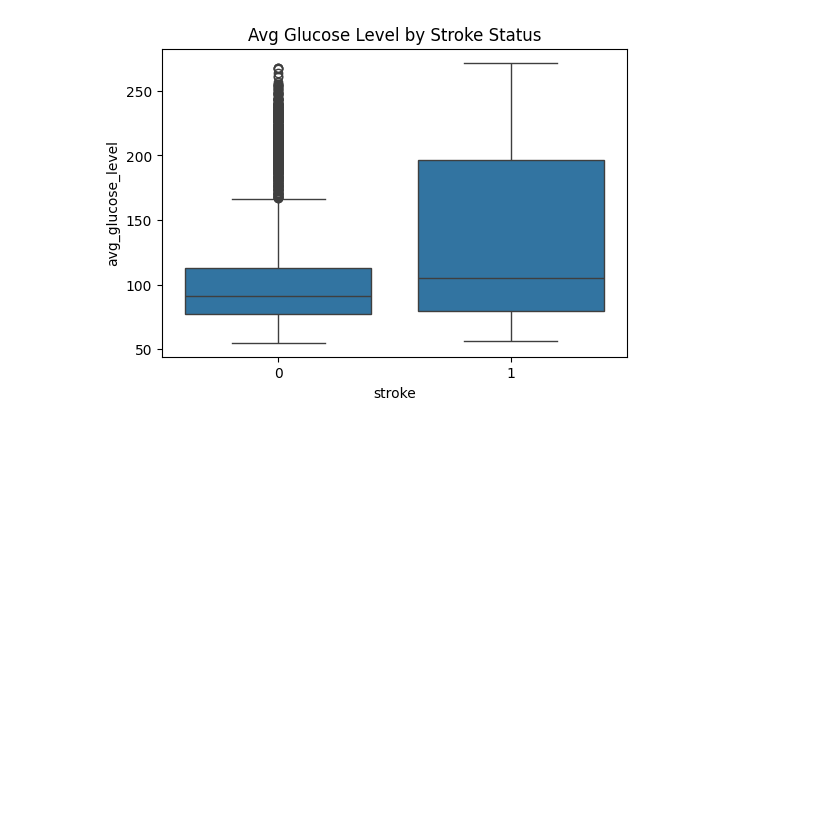
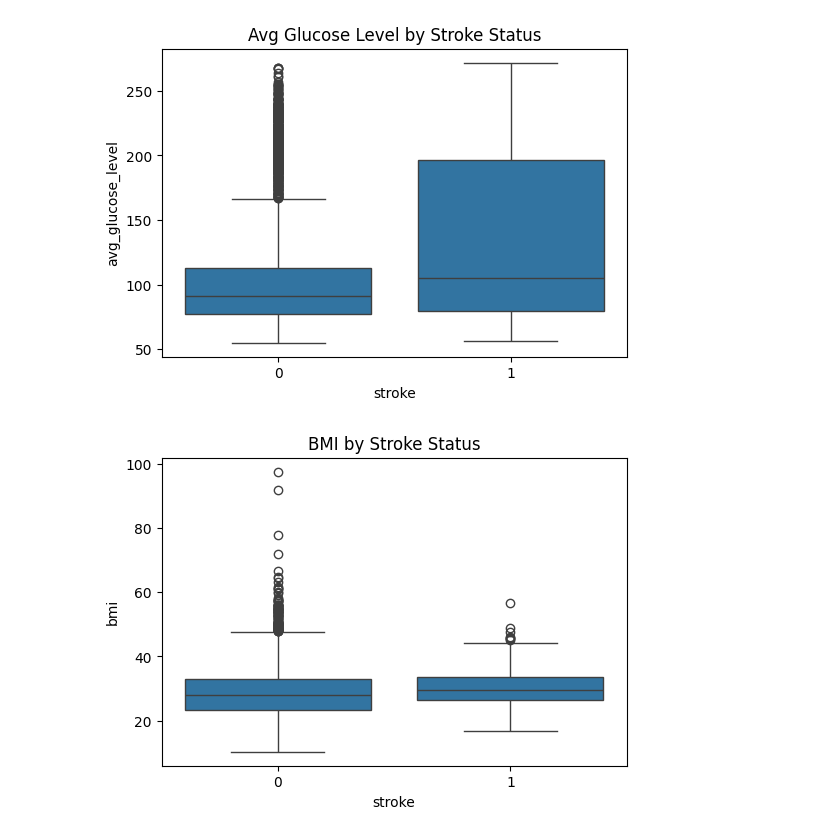
Before and after one commit to Khananiamna/stroke-prediction-ml-project, a Jupyter notebook: Untitled3.ipynb, the cells around one changed output. Drawn from its saved outputs; the diff is of its cells as text; code cells hidden in the pictures; blank space fills up the shorter version.

```diff
--- a/Untitled3.ipynb
+++ b/Untitled3.ipynb
@@ -71,3 +71,11 @@ plt.title("Avg Glucose Level by Stroke Status")
 plt.show()
 # %% [output]
 [figure]
+# %%
+# 4. BMI by stroke status
+plt.figure(figsize=(6,4))
+sns.boxplot(x="stroke", y="bmi", data=df)
+plt.title("BMI by Stroke Status")
+plt.show()
+# %% [output]
+[figure, added]
```
Also changed, not shown: parts of 6 cells of this notebook.
